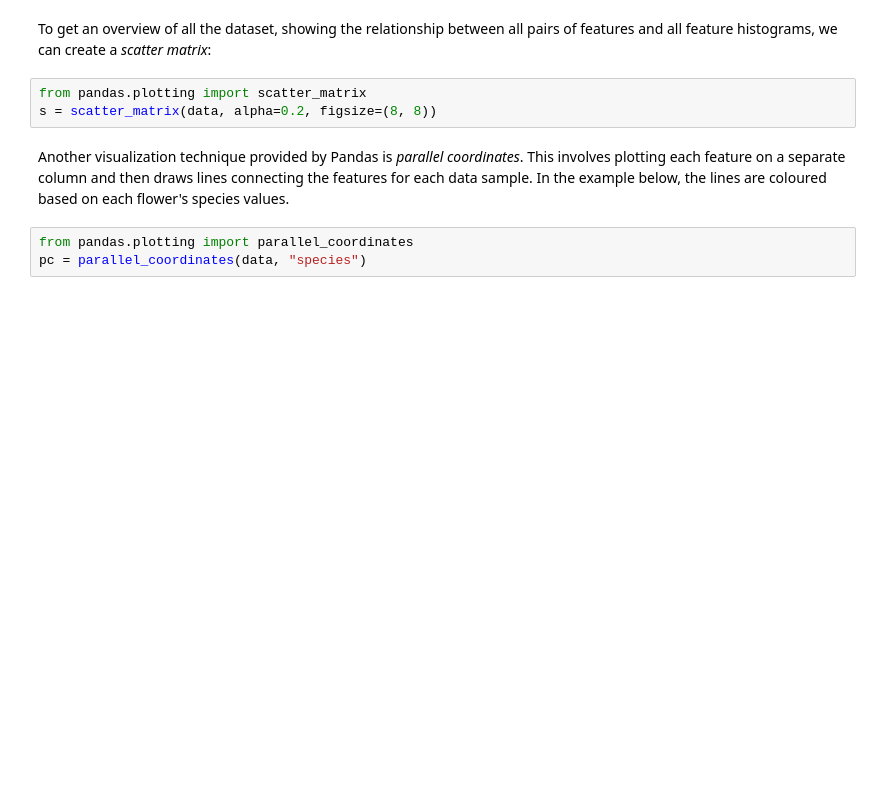
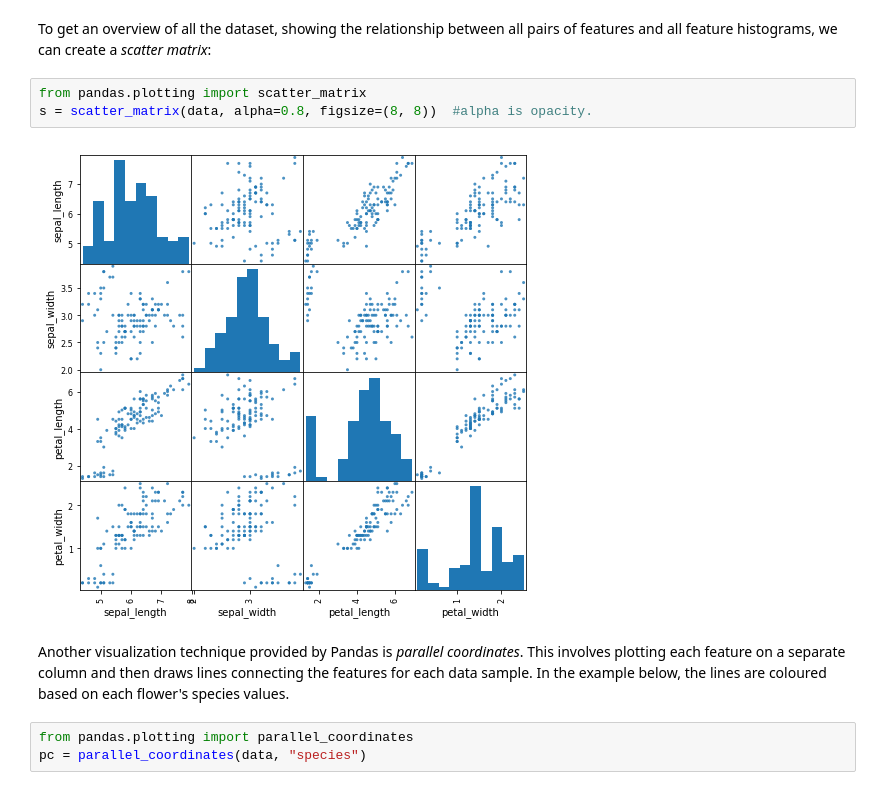
Before and after one commit to dineshmane/Python-For-DS, a Jupyter notebook: 07 Codes/14 - Using Pandas and Matplotlib.ipynb, the cells around one changed output. Cells and saved outputs as stored; diff of their text form; blank space fills up the shorter version.

Commit message:
visualization with Matplotlib and Pandas
Ran few more cells in existing notebooks

```diff
--- a/07 Codes/14 - Using Pandas and Matplotlib.ipynb
+++ b/07 Codes/14 - Using Pandas and Matplotlib.ipynb
@@ -140,7 +172,9 @@ data["sepal_width"].plot(kind="hist",bins=10)
 To get an overview of all the dataset, showing the relationship between all pairs of features and all feature histograms, we can create a *scatter matrix*:
 # %%
 from pandas.plotting import scatter_matrix
-s = scatter_matrix(data, alpha=0.2, figsize=(8, 8))
+s = scatter_matrix(data, alpha=0.8, figsize=(8, 8))  #alpha is opacity.
+# %% [output]
+[figure, added]
 # %% [markdown]
 Another visualization technique provided by Pandas is *parallel coordinates*. This involves plotting each feature on a separate column and then draws lines connecting the features for each data sample. In the example below, the lines are coloured based on each flower's species values.
 # %%
```
Also changed, not shown: parts of 15 cells of this notebook, 3 other files.
